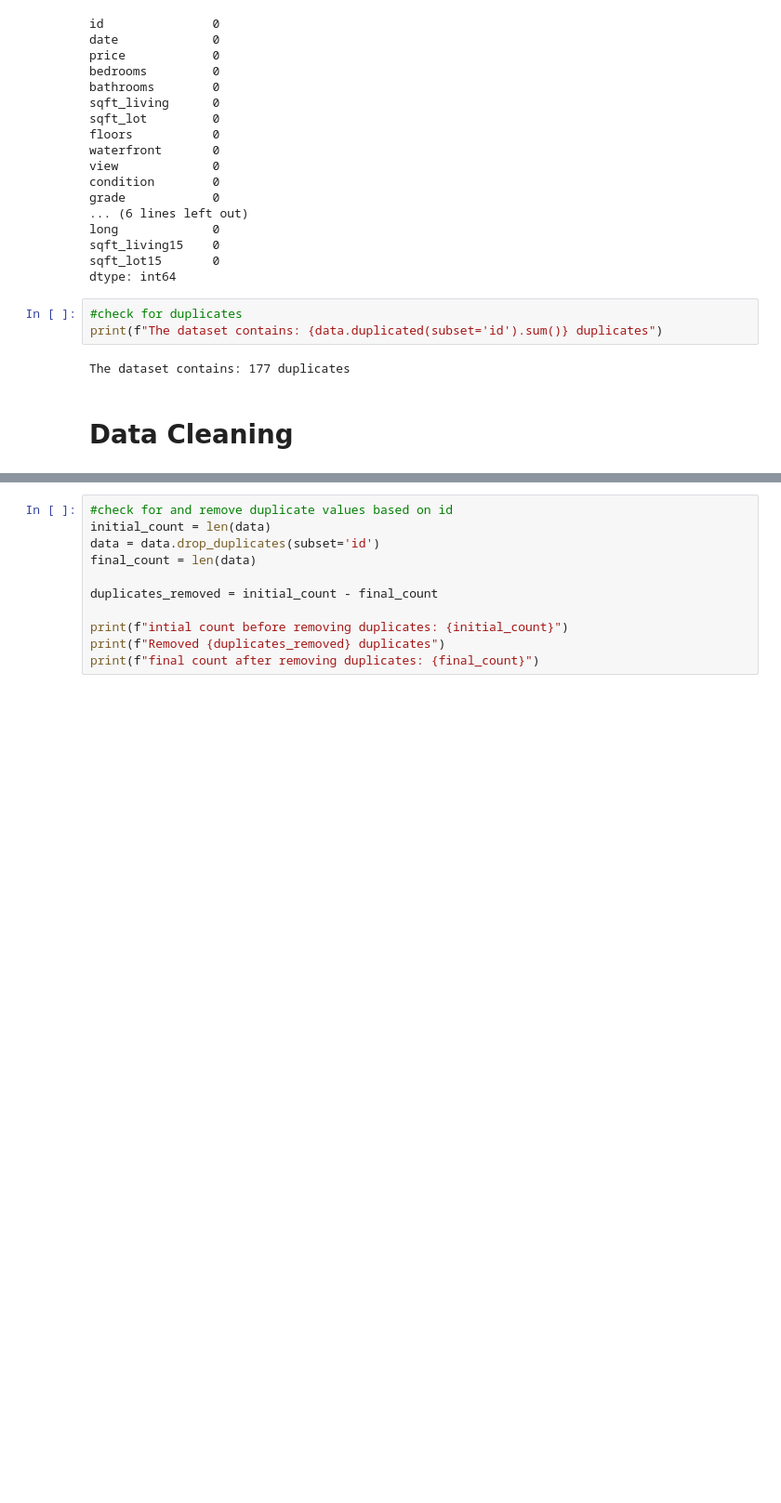
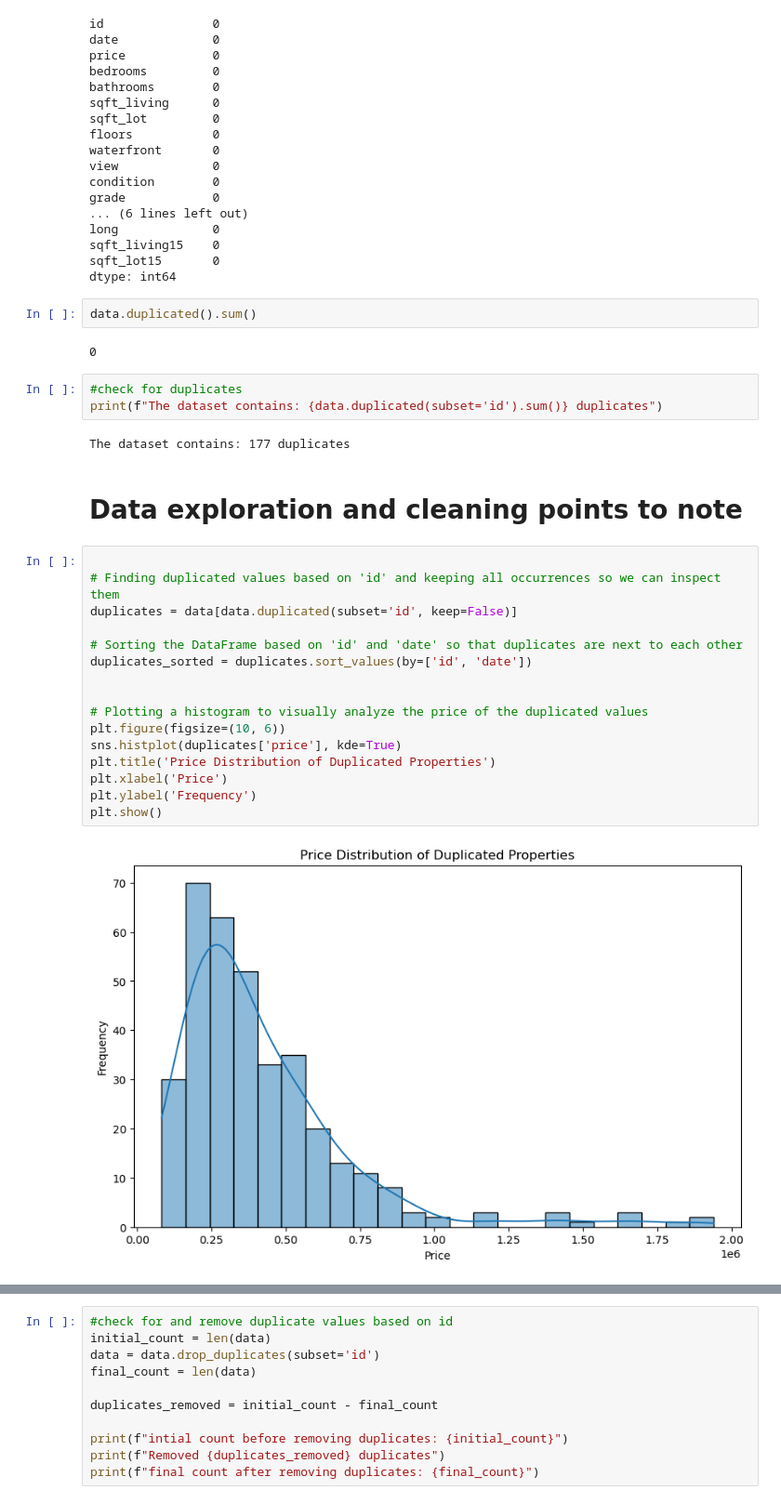
Before and after one commit to Enam88/apartment-hunter, a Jupyter notebook: notebooks/eda.ipynb, the cells around one changed output, grey strips where cells are left out. Shown at 93% size. Drawn from its saved outputs; the diff is of its cells as text; blank space fills up the shorter version.

```diff
--- a/notebooks/eda.ipynb
+++ b/notebooks/eda.ipynb
@@ -85,10 +87,32 @@ long             0
 sqft_living15    0
 sqft_lot15       0
 dtype: int64
+# %%
+data.duplicated().sum()
+# %% [output]
+0
 # %%
 #check for duplicates
 print(f"The dataset contains: {data.duplicated(subset='id').sum()} duplicates")
 # %% [output]
 The dataset contains: 177 duplicates
-# %% [markdown]
-# Data Cleaning
+# %% [markdown]
+# Data exploration and cleaning points to note
+# %%
+
+# Finding duplicated values based on 'id' and keeping all occurrences so we can inspect them
+duplicates = data[data.duplicated(subset='id', keep=False)]
+
+# Sorting the DataFrame based on 'id' and 'date' so that duplicates are next to each other
+duplicates_sorted = duplicates.sort_values(by=['id', 'date'])
+
+
+# Plotting a histogram to visually analyze the price of the duplicated values
+plt.figure(figsize=(10, 6))
+sns.histplot(duplicates['price'], kde=True)
+plt.title('Price Distribution of Duplicated Properties')
+plt.xlabel('Price')
+plt.ylabel('Frequency')
+plt.show()
+# %% [output]
+[figure, added]
```
Also changed, not shown: parts of 40 cells of this notebook.
